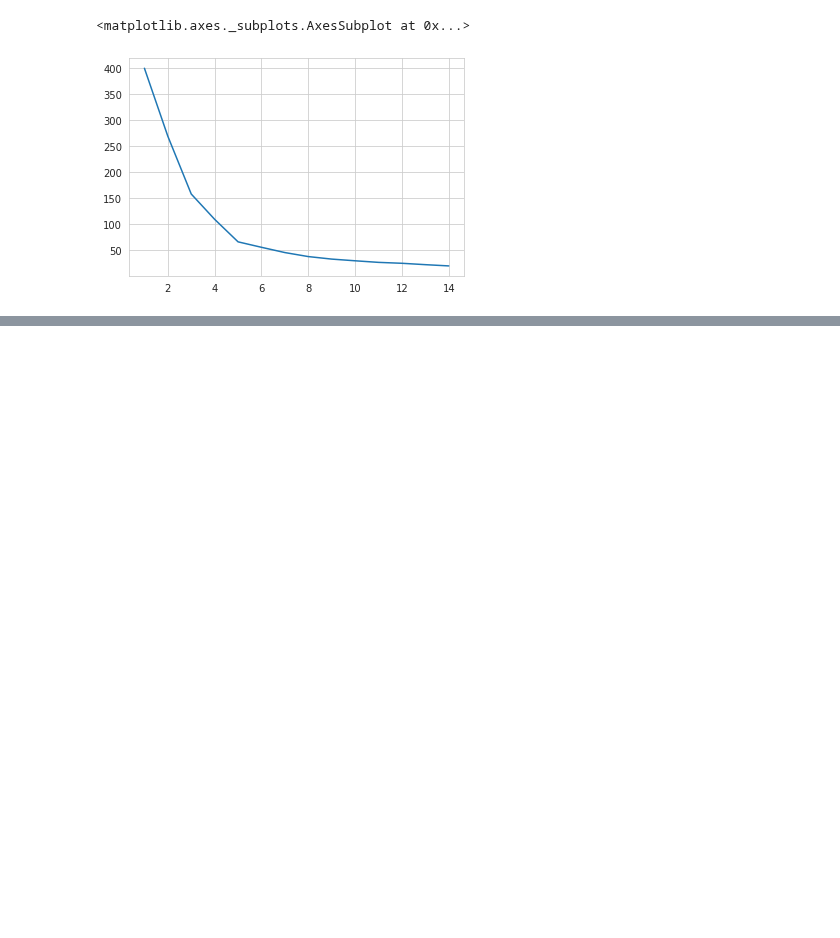
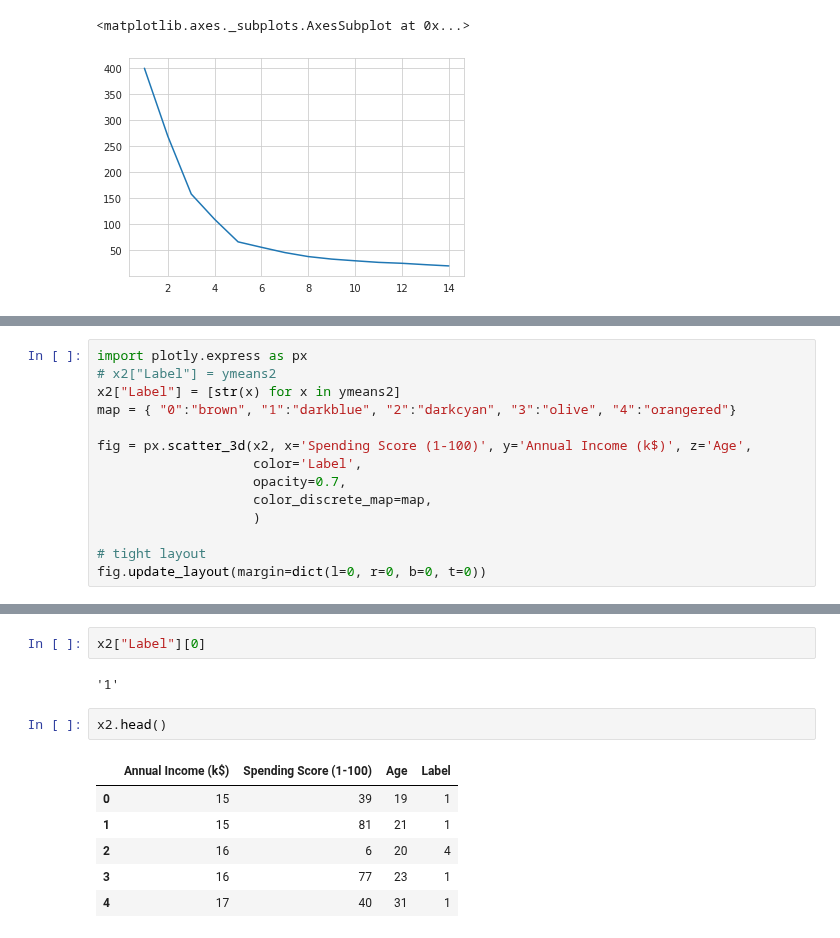
Before and after one commit to truongthuanr/self-learning-project, a Jupyter notebook: 03_MallCustomer.ipynb, the cells around one changed output, grey strips where cells are left out. Cells and saved outputs as stored; diff of their text form; blank space fills up the shorter version.

```diff
--- a/03_MallCustomer.ipynb
+++ b/03_MallCustomer.ipynb
@@ -237,0 +298,14 @@ Text(0.5, 0, 'Age')
+# %%
+import plotly.express as px
+# x2["Label"] = ymeans2
+x2["Label"] = [str(x) for x in ymeans2]
+map = { "0":"brown", "1":"darkblue", "2":"darkcyan", "3":"olive", "4":"orangered"}
+
+fig = px.scatter_3d(x2, x='Spending Score (1-100)', y='Annual Income (k$)', z='Age',
+                    color='Label',
+                    opacity=0.7,
+                    color_discrete_map=map,
+                    )
+
+# tight layout
+fig.update_layout(margin=dict(l=0, r=0, b=0, t=0))
@@ -237,0 +314,13 @@ Text(0.5, 0, 'Age')
+# %%
+x2["Label"][0]
+# %% [output]
+'1'
+# %%
+x2.head()
+# %% [output]
+|  | Annual Income (k$) | Spending Score (1-100) | Age | Label |
+| 0 | 15 | 39 | 19 | 1 |
+| 1 | 15 | 81 | 21 | 1 |
+| 2 | 16 | 6 | 20 | 4 |
+| 3 | 16 | 77 | 23 | 1 |
+| 4 | 17 | 40 | 31 | 1 |
```
Also changed, not shown: parts of 8 cells of this notebook.
